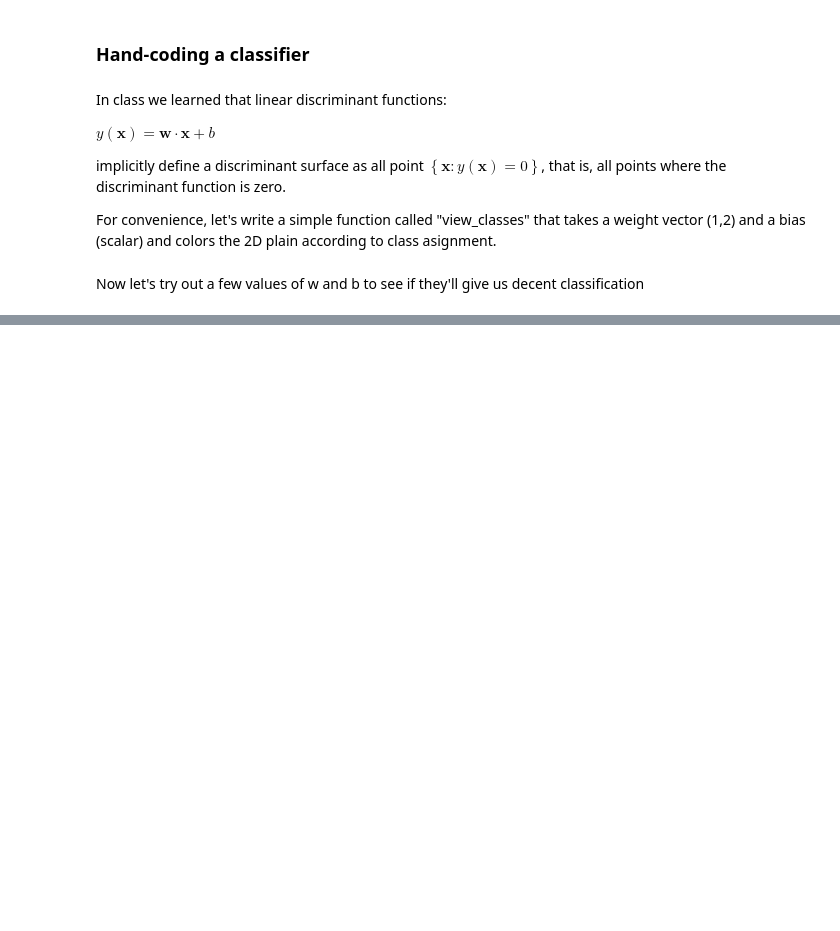
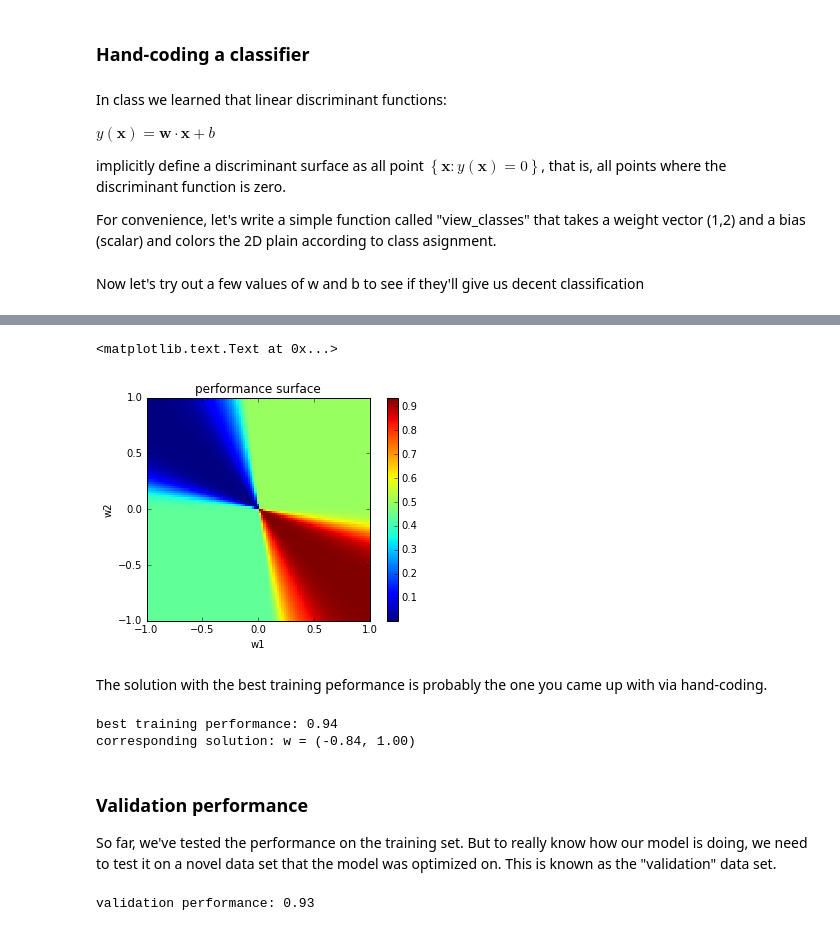
Before and after one commit to styvesg/BIOMI813, a Jupyter notebook: DIY_classifier.ipynb, the cells around one changed output, grey strips where cells are left out. Drawn from its saved outputs; the diff is of its cells as text; code cells hidden in the pictures; blank space fills up the shorter version.

```diff
--- a/DIY_classifier.ipynb
+++ b/DIY_classifier.ipynb
@@ -159,0 +185,11 @@ plt.ylabel('projection onto one template')
+# %%
+##a discriminant function
+def discriminant_function(data,weight_vector,bias):
+    '''
+    discriminant_function(data,weight_vector,bias)
+    data = N x 2
+    weight_vector = N x 1 array
+    bias = scalar
+    returns y(x) = (w.dot(x)+b) > 0
+    '''
+    return (weight_vector.dot(data)+bias) >= 0
@@ -159,0 +216,52 @@ plt.ylabel('projection onto one template')
+# %%
+num_steps = 100
+w_1_range = np.linspace(-1,1,num=num_steps)
+w_2_range = np.linspace(-1,1,num=num_steps)
+bias_range = np.linspace(-1,1,num=num_steps)
+b = 0.0
+trn_performance = np.zeros([num_steps]*2)
+for ii,w1 in enumerate(w_1_range):
+    for jj,w2 in enumerate(w_2_range):
+        w = np.array([w1,w2])
+        one_preds = discriminant_function(phi_s_ones.T, w,b)  ##true == correct
+        zero_preds = discriminant_function(phi_s_zeros.T, w,b)  ##false == correct
+        trn_one_correct = np.sum(one_preds==True)/float(len(one_preds))
+        trn_zero_correct = np.sum(zero_preds==False)/float(len(one_preds))
+        trn_performance[ii,jj] = (trn_one_correct+trn_zero_correct)/2.
+# %%
+plt.pcolor(w_1_range,w_2_range,trn_performance)
+plt.title('performance surface')
+plt.colorbar()
+plt.gca().set_aspect('equal', adjustable='box')
+plt.xlabel('w1')
+plt.ylabel('w2')
+# %% [output]
+<matplotlib.text.Text at 0x...>
+[figure, added]
+# %% [markdown]
+The solution with the best training peformance is probably the one you came up with via hand-coding.
+# %%
+best_idx = np.unravel_index(trn_performance.argmax(), trn_performance.shape)
+best_solution = np.array((w_1_range[best_idx[0]],w_2_range[best_idx[1]]))
+print 'best training performance: %0.2f' %(trn_performance[best_idx[0],best_idx[1]])
+print 'corresponding solution: w = (%0.2f, %0.2f)' %(w_1_range[best_idx[0]],w_2_range[best_idx[1]])
+# %% [output]
+best training performance: 0.94
+corresponding solution: w = (-0.84, 1.00)
+# %% [markdown]
+### Validation performance
+So far, we've tested the performance on the training set. But to really know how our model is doing, we need to test it on a novel data set that the model was optimized on. This is known as the "validation" data set.
+# %%
+
+##project validation images onto templates to get feature space data
+val_phi_s_ones = val_ones.reshape((n_val_ones,pixel_res**2)).dot(temps)
+val_phi_s_zeros = val_zeros.reshape((n_val_zeros,pixel_res**2)).dot(temps)
+
+one_preds = discriminant_function(val_phi_s_ones.T, best_solution,b)  ##true == correct
+zero_preds = discriminant_function(val_phi_s_zeros.T, best_solution,b)  ##false == correct
+val_one_correct = np.sum(one_preds==True)/float(len(one_preds))
+val_zero_correct = np.sum(zero_preds==False)/float(len(one_preds))
+validation_performance = (val_one_correct+val_zero_correct)/2.
+print 'validation performance: %0.2f' %(validation_performance)
+# %% [output]
+validation performance: 0.93
```
Also changed, not shown: parts of 16 cells of this notebook, 1 other file.
